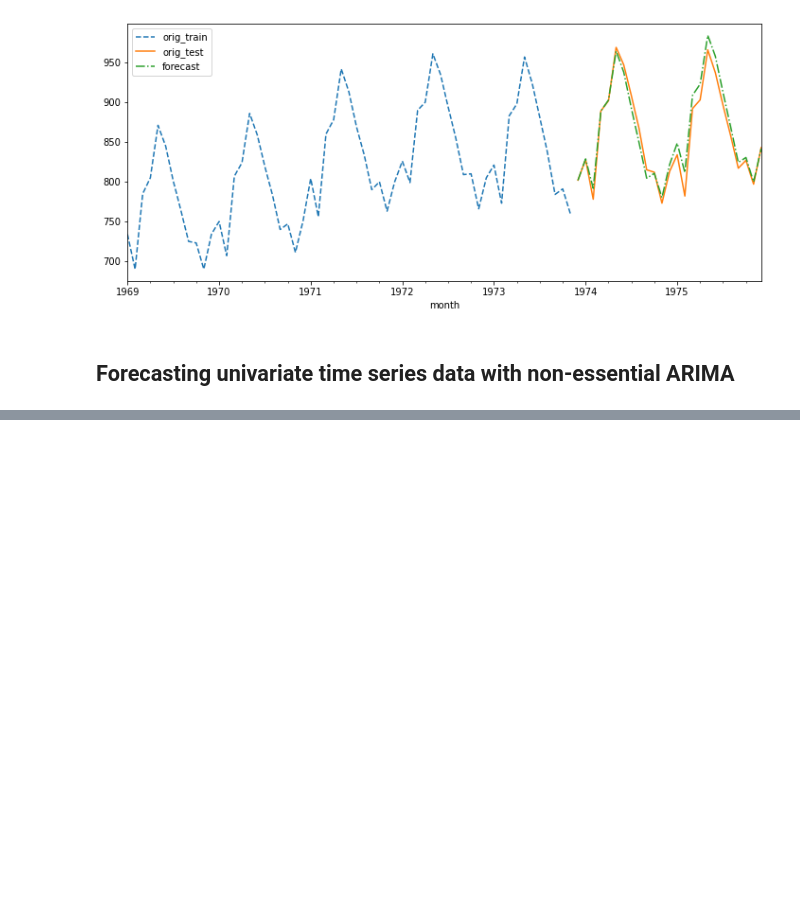
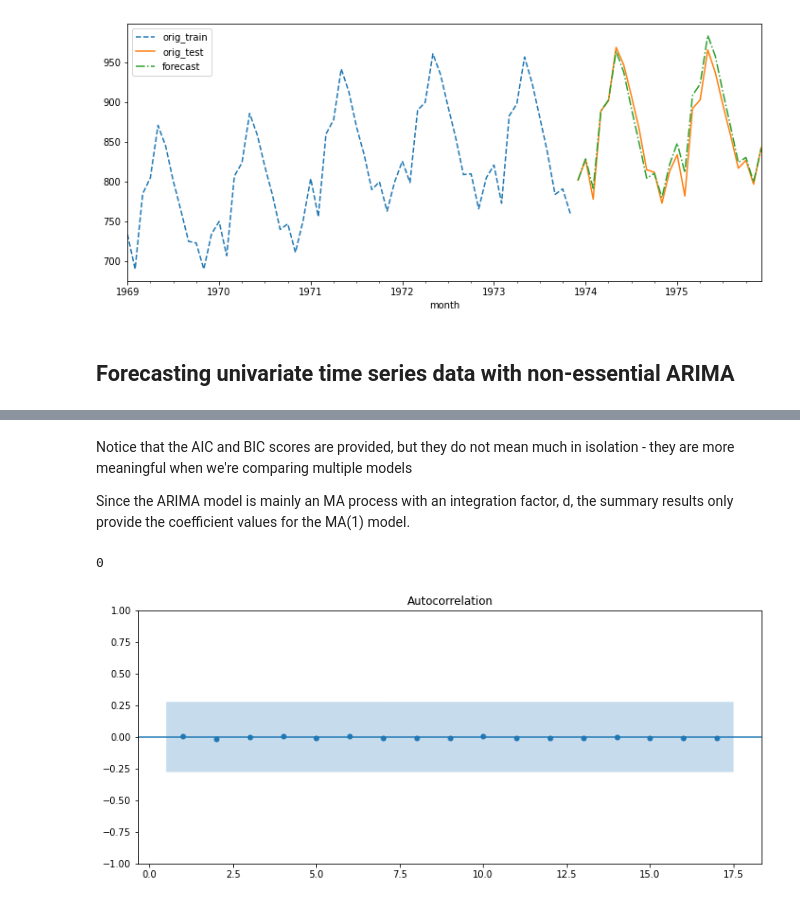
Before and after one commit to LaurbergMJ/TimeSeriesAnalysisWithPythonCookbook, a Jupyter notebook: Ch10.ipynb, the cells around one changed output, grey strips where cells are left out. Drawn from its saved outputs; the diff is of its cells as text; code cells hidden in the pictures; blank space fills up the shorter version.

```diff
--- a/Ch10.ipynb
+++ b/Ch10.ipynb
@@ -360,0 +404,8 @@ plot_forecast(milk_model, '1969', milk_train, milk_test)
+# %%
+# Train the ARIMA model on the training set, life_train and inspect the model's summary
+# Don't use the differenced life_df1 version here, since ARIMA will apply differencing based
+# on the value of the d parameter
+
+model = ARIMA(life_train, order=(0,1,1))
+results = model.fit()
+results.summary()
@@ -360,0 +430,20 @@ plot_forecast(milk_model, '1969', milk_train, milk_test)
+# %% [markdown]
+Notice that the AIC and BIC scores are provided, but they do not mean much in isolation - they are more meaningful when we're comparing multiple models
+
+Since the ARIMA model is mainly an MA process with an integration factor, d, the summary results only provide the coefficient values for the MA(1) model.
+# %%
+# Validate the residuals to determine if the ARIMA we built captured the signals in the T.S
+# Assumption is that if the model captured all the information, the residuals from the model's
+# prediction are random (noise) and do not follow a pattern
+# For example, we expect no autocorrelation in the residuals.
+# start by using the acorr_ljungbox test on the residuals
+
+(acorr_ljungbox(results.resid, lags=25, return_df=True) < 0.05)['lb_pvalue'].sum()
+# %% [output]
+0
+# %%
+# Try the ACF plot
+plot_acf(results.resid, zero=False)
+plt.show()
+# %% [output]
+[figure, added]
```
Also changed, not shown: parts of 43 cells of this notebook.
